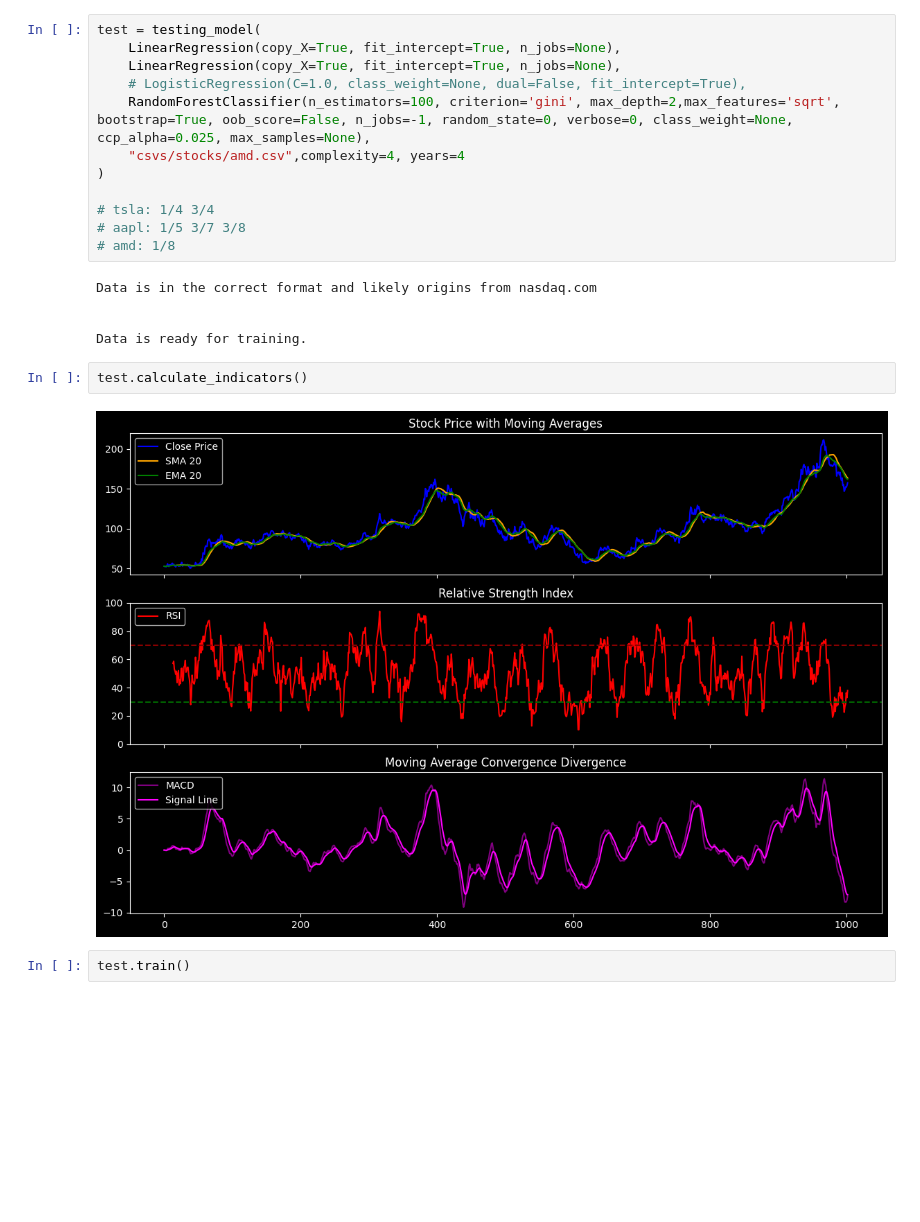
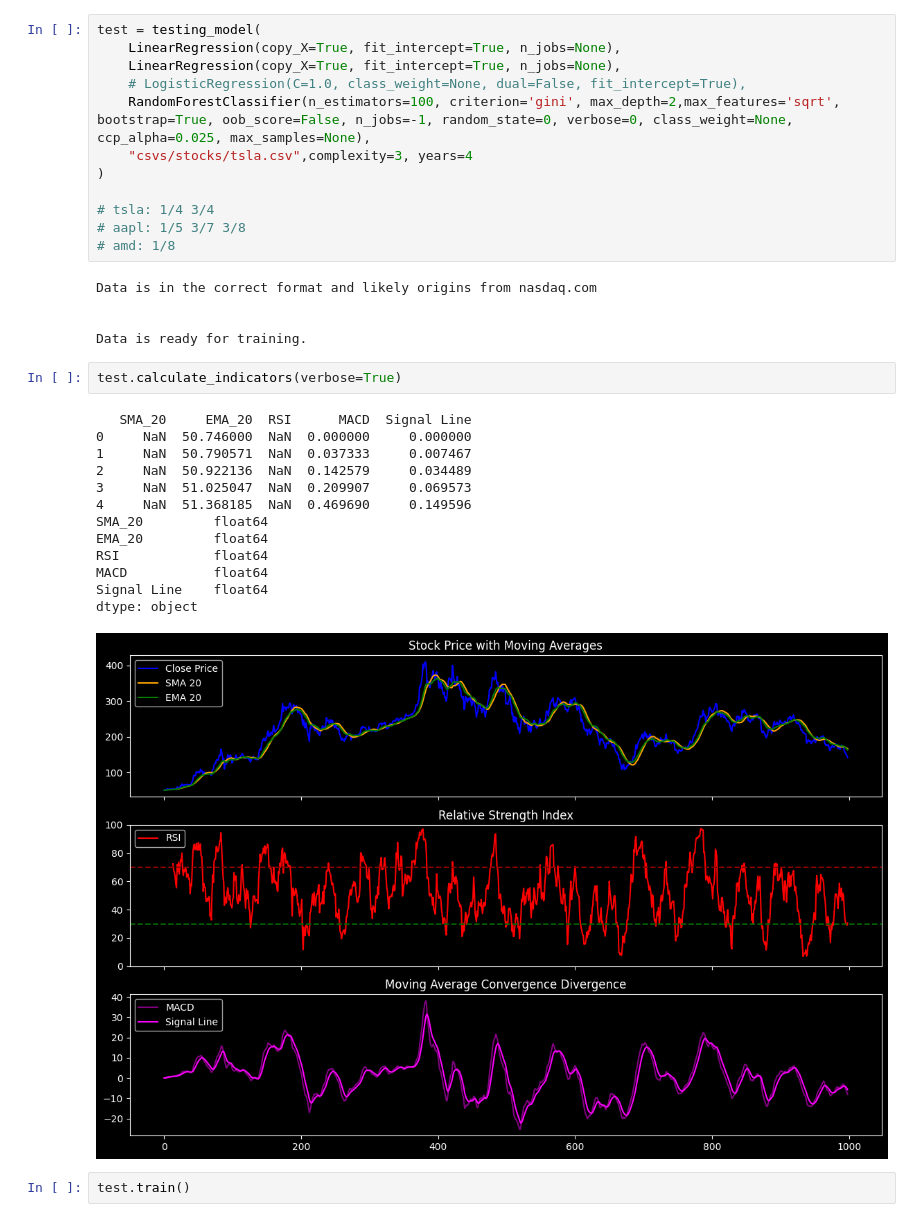
Before and after one commit to Sp0xF8/Group-Project-ML, a Jupyter notebook: python/code/clean_finish.ipynb, the cells around one changed output. Drawn from its saved outputs; the diff is of its cells as text; blank space fills up the shorter version.

```diff
--- a/python/code/clean_finish.ipynb
+++ b/python/code/clean_finish.ipynb
@@ -587,7 +584,7 @@ test = testing_model(
 	LinearRegression(copy_X=True, fit_intercept=True, n_jobs=None),
 	# LogisticRegression(C=1.0, class_weight=None, dual=False, fit_intercept=True),
 	RandomForestClassifier(n_estimators=100, criterion='gini', max_depth=2,max_features='sqrt', bootstrap=True, oob_score=False, n_jobs=-1, random_state=0, verbose=0, class_weight=None, ccp_alpha=0.025, max_samples=None),
-	"csvs/stocks/amd.csv",complexity=4, years=4
+	"csvs/stocks/tsla.csv",complexity=3, years=4
 )
 
 # tsla: 1/4 3/4
@@ -599,9 +596,21 @@ Data is in the correct format and likely origins from nasdaq.com
 
 Data is ready for training.
 # %%
-test.calculate_indicators()
+test.calculate_indicators(verbose=True)
 # %% [output]
+   SMA_20     EMA_20  RSI      MACD  Signal Line
+0     NaN  50.746000  NaN  0.000000     0.000000
+1     NaN  50.790571  NaN  0.037333     0.007467
+2     NaN  50.922136  NaN  0.142579     0.034489
+3     NaN  51.025047  NaN  0.209907     0.069573
+4     NaN  51.368185  NaN  0.469690     0.149596
+SMA_20         float64
+EMA_20         float64
+RSI            float64
+MACD           float64
+Signal Line    float64
+dtype: object
-[figure, old version]
+[figure, new version]
 # %%
 test.train()
 # %% [output]
```
Also changed, not shown: parts of 3 cells of this notebook.
